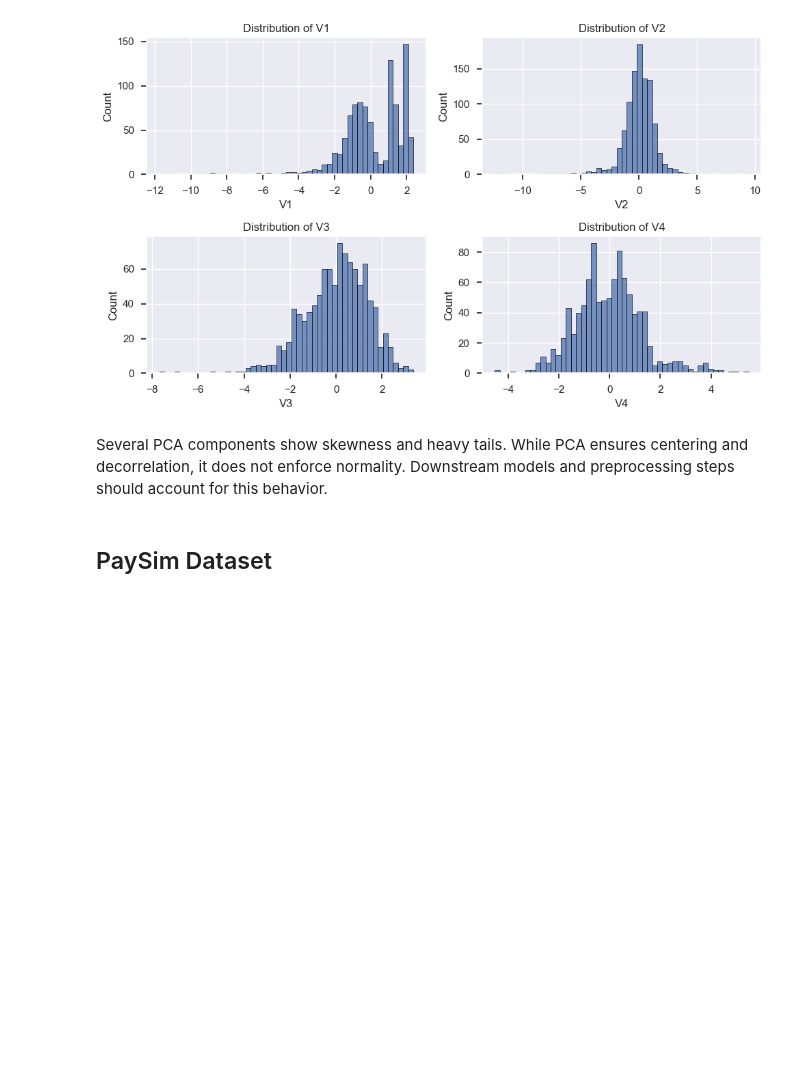
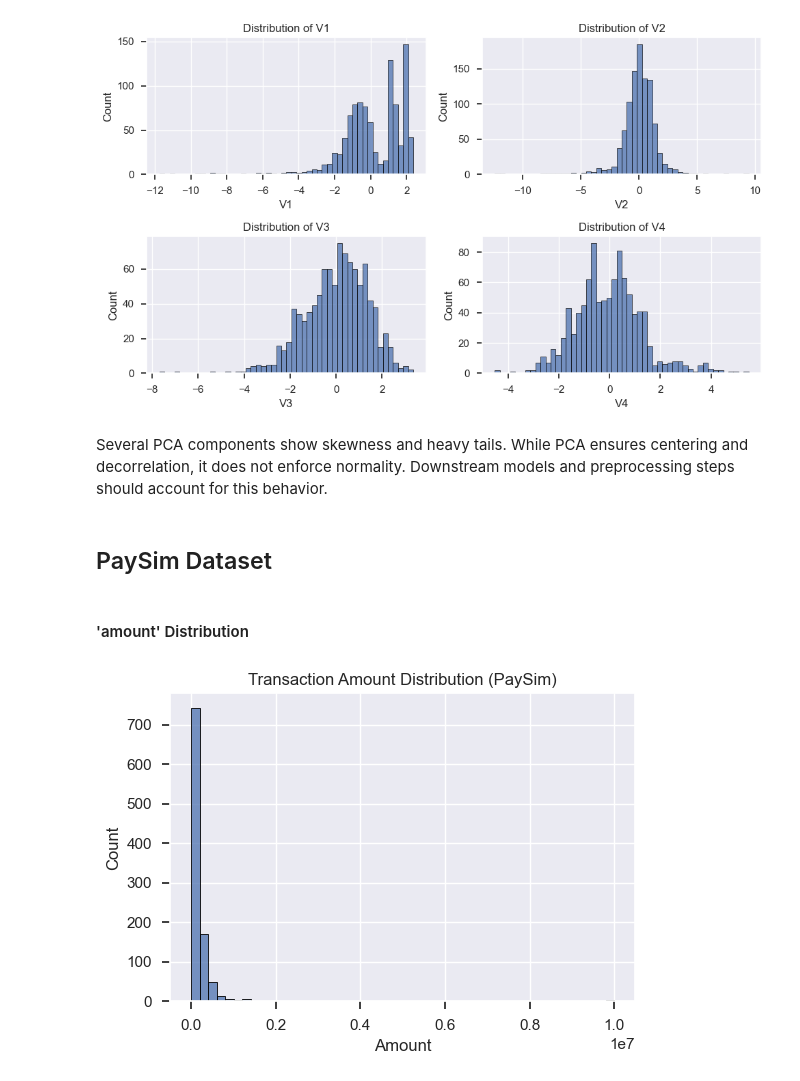
Before and after one commit to thisisehyas/Financial-Fraud-Detection-System, a Jupyter notebook: notebooks/EDA.ipynb, the cells around one changed output. Saved outputs shown, nothing was run; the diff lists cells and outputs as text; code cells hidden in the pictures; blank space fills up the shorter version.

Commit message:
feat(eda): add feature distribution analysis for PaySim data

```diff
--- a/notebooks/EDA.ipynb
+++ b/notebooks/EDA.ipynb
@@ -304,0 +314,11 @@ Several PCA components show skewness and heavy tails. While PCA ensures centerin
+# %% [markdown]
+#### 'amount' Distribution
+# %%
+plt.figure(figsize=(6, 4))
+sns.histplot(paysim['amount'], bins=50)
+plt.title('Transaction Amount Distribution (PaySim)')
+plt.xlabel('Amount')
+plt.ylabel('Count')
+plt.show()
+# %% [output]
+[figure, added]
```
Also changed, not shown: parts of 11 cells of this notebook.
